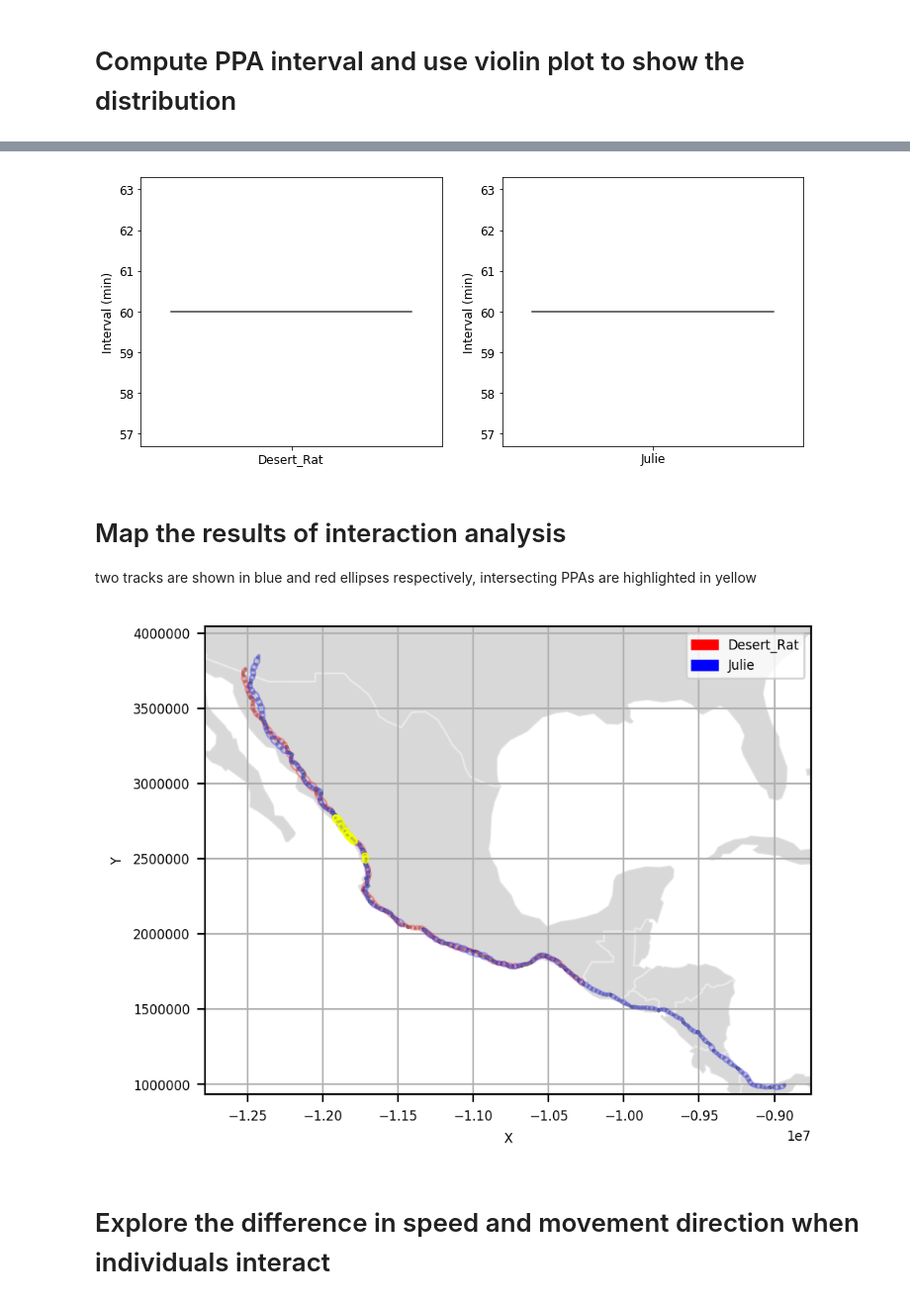
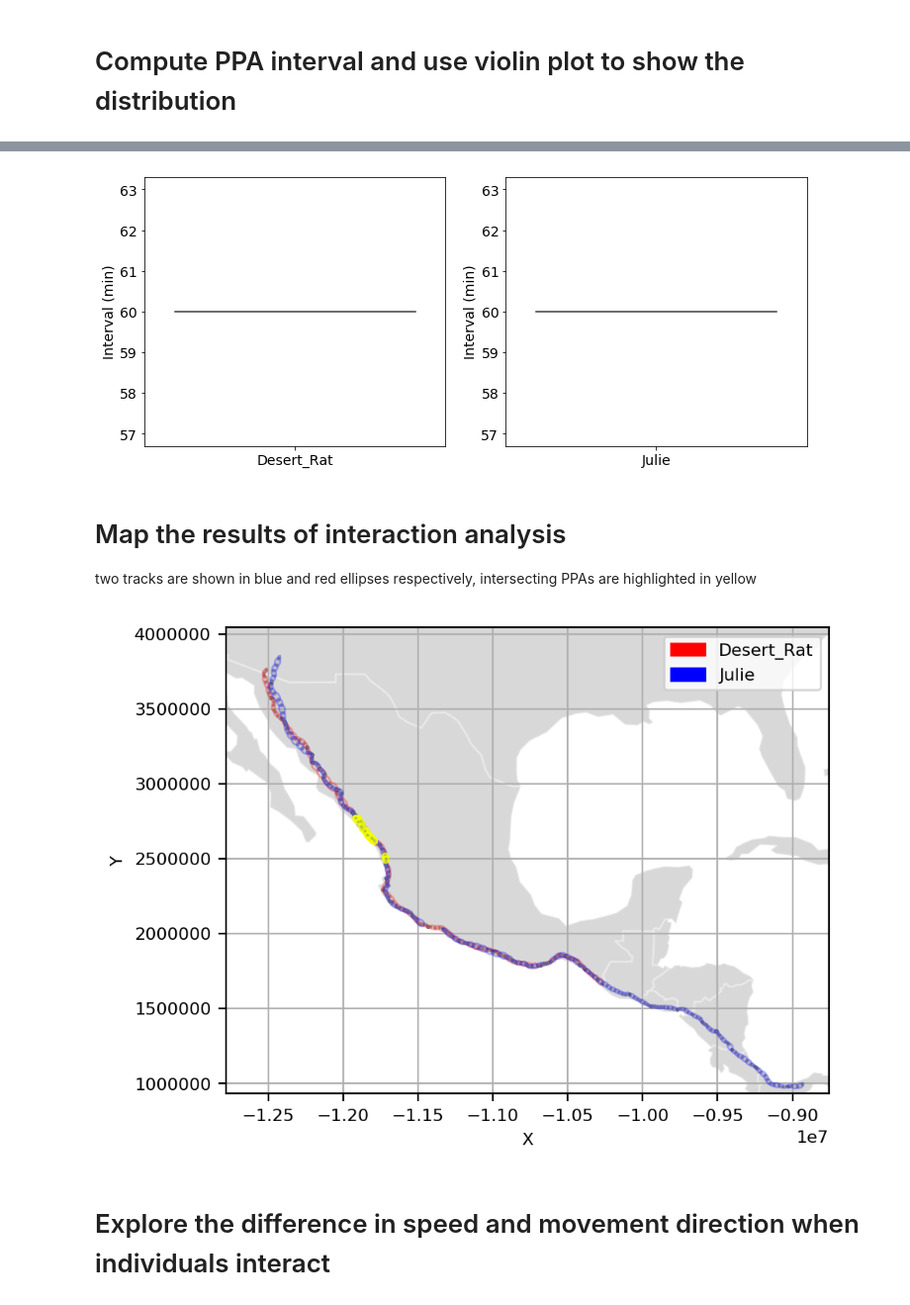
Before and after one commit to move-ucsb/ORTEGA, a Jupyter notebook: examples/example_turkey_vultures.ipynb, the cells around one changed output, grey strips where cells are left out. Shown at 99% size. Saved outputs shown, nothing was run; the diff lists cells and outputs as text; code cells hidden in the pictures.

```diff
--- a/examples/example_turkey_vultures.ipynb
+++ b/examples/example_turkey_vultures.ipynb
@@ -146,6 +146,7 @@ dtype: float64
 import seaborn
 import matplotlib.pyplot as plt
 
+plt.rcParams.update({'font.size': 14})
 fig, (ax1, ax2) = plt.subplots(1, 2, figsize=(12, 5))
 seaborn.violinplot(data=ppasize_list[0], ax=ax1,cut=0)
 seaborn.violinplot(data=ppasize_list[1], ax=ax2,cut=0)
@@ -182,6 +183,7 @@ min       60.0
 max       60.0
 Name: timestamp, dtype: float64
 # %%
+plt.rcParams.update({'font.size': 14})
 fig, (ax1, ax2) = plt.subplots(1, 2, figsize=(12, 5))
 seaborn.violinplot(data=interval_list[0].tolist(), ax=ax1,cut=0)
 seaborn.violinplot(data=interval_list[1].tolist(), ax=ax2,cut=0)
@@ -191,7 +193,7 @@ ax1.set_ylabel('Interval (min)')
 ax2.set_ylabel('Interval (min)')
 plt.show()
 # %% [output]
-[figure, old version]
+[figure, new version]
 # %% [markdown]
 # Map the results of interaction analysis
 two tracks are shown in blue and red ellipses respectively, intersecting PPAs are highlighted in yellow
@@ -204,33 +206,34 @@ colors = ["#ff0000", "#0000ff"]
 world = gpd.read_file(gpd.datasets.get_path('naturalearth_lowres'))
 world = world.to_crs(epsg=3857)
 # %%
+plt.rcParams.update({'font.size': 8})
 fig, ax = plt.subplots(dpi=200)
 base = world.plot(ax=ax, color='gray', edgecolor='white',alpha=0.3)
 for i, collection in enumerate([interaction1.ellipses_list_id1, interaction1.ellipses_list_id2]):
     color_picked = colors[i]
     for item in collection:
         x, y = item.el.xy
         plt.plot(y, x, color=color_picked, alpha=0.3, linewidth=1, solid_capstyle="round")
         # PLOT THE POINTS USED TO MAKE THE ELLIPSES, TOO
         plt.plot([item.lon, item.last_lon], [item.lat, item.last_lat], ".-", color="grey", alpha=0.3, linewidth=0.5,
                  markersize=1)
 
 for two_item in intersecting_ellipse_list:
     for item in two_item:
         x1, y1 = item.el.xy
         plt.plot(y1, x1, color=interaction_color, alpha=0.8, linewidth=2, solid_capstyle="round")
         plt.plot([item.lon, item.last_lon], [item.lat, item.last_lat], ".-", color="grey", alpha=0.3, linewidth=0.5,
                  markersize=1)
 plt.xlabel("X")#, fontsize=14
 plt.ylabel("Y")
 ax.set_xlim([bigdata['longitude'].min()*1.02,bigdata['longitude'].max()/1.02])
 ax.set_ylim([bigdata['latitude'].min()/1.05,bigdata['latitude'].max()*1.05])
 plt.legend(handles=[mpatches.Patch(color=colors[0], label=interaction1.id1),
                         mpatches.Patch(color=colors[1], label=interaction1.id2)])
 plt.rcParams.update({'font.size': 6})
 plt.grid(True)
 # %% [output]
-[figure, old version]
+[figure, new version]
 # %% [markdown]
 # Explore the difference in speed and movement  direction when individuals interact
 # %%
```
Also changed, not shown: parts of 6 cells of this notebook, 1 other file.
